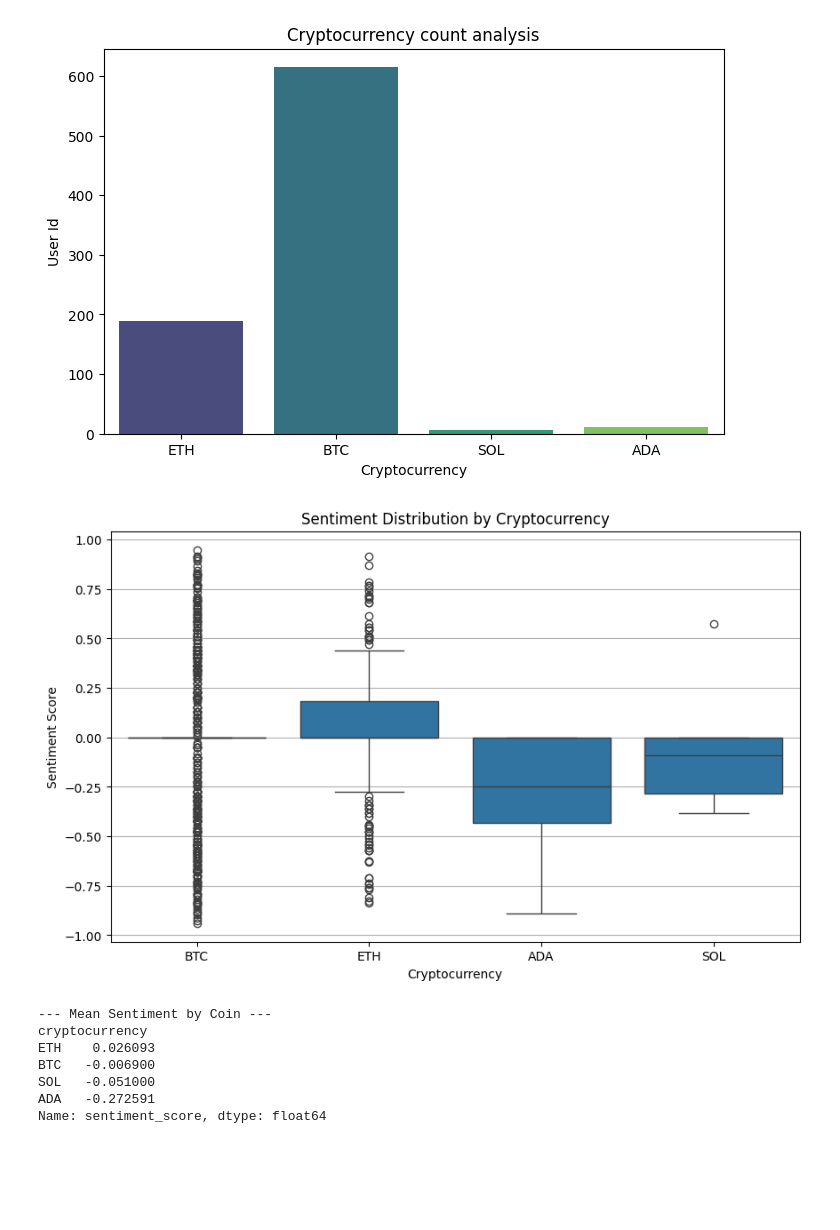
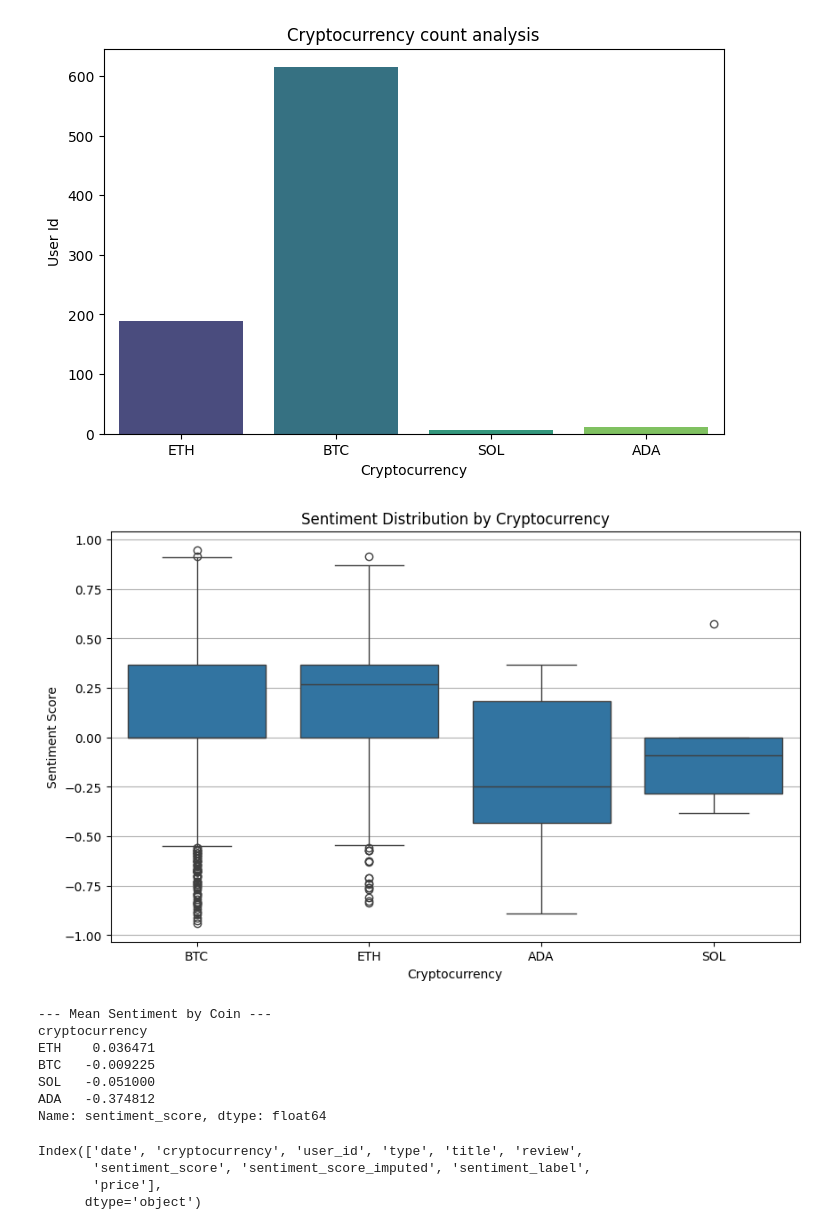
Before and after one commit to Ripa-Shah/Analyzing-Social-Sentiment-Data-to-determine-correlation-with-Cryptocurrency-Price, a Jupyter notebook: MIS584_Cryptocurrency_sentimentdata_and_prices_11_18_25.ipynb, the cells around one changed output. Saved outputs shown, nothing was run; the diff lists cells and outputs as text; code cells hidden in the pictures; blank space fills up the shorter version.

```diff
--- a/MIS584_Cryptocurrency_sentimentdata_and_prices_11_18_25.ipynb
+++ b/MIS584_Cryptocurrency_sentimentdata_and_prices_11_18_25.ipynb
@@ -353,6 +355,18 @@ Furthermore, I'm filling the values for sentiment_score to 0.0 and missing for t
 # %%
+
 #fill missing values with keyword missing and for sentiment_score ->0.0
-df_reddit_crypto_filled = df_reddit_crypto.na.fill(value=0.0, subset=['sentiment_score'])
+
+from pyspark.ml.feature import Imputer
+imputer = Imputer(inputCols=["sentiment_score"],
+                  outputCols=["sentiment_score_imputed"]) \
+                  .setStrategy("mean")
+
+model = imputer.fit(df_reddit_crypto)
+df_reddit_crypto_filled = model.transform(df_reddit_crypto)
+
+# Show the result
+df_reddit_crypto_filled.show(n=100)
+#df_reddit_crypto_filled = df_reddit_crypto.na.fill(value=0.0, subset=['sentiment_score'])
 #df_reddit_crypto.na.fill(current_timestamp(), subset=["date"])
 df_reddit_crypto_missing = df_reddit_crypto_filled.na.fill(value='missing', subset=['cryptocurrency','title','review','user_id','type'])
 #df_reddit_crypto.na.fill(value='1/1/1930', subset=['date']).show(100)
@@ -478,8 +510,8 @@ NEGATIVE_THRESHOLD = -0.1
 
 df_reddit_main_cryptos = df_reddit_main_cryptos.withColumn(
     "sentiment_label",
-    when(col("sentiment_score") > POSITIVE_THRESHOLD, "Positive")
-    .when(col("sentiment_score") < NEGATIVE_THRESHOLD, "Negative")
+    when(col("sentiment_score_imputed") > POSITIVE_THRESHOLD, "Positive")
+    .when(col("sentiment_score_imputed") < NEGATIVE_THRESHOLD, "Negative")
     .otherwise("Neutral")
 )
 df_reddit_main_cryptos.show(n=10)
@@ -945,7 +977,7 @@ import matplotlib.pyplot as plt
 df_pandas = df_reddit_filtered.toPandas()
 
 # 1. Overall Sentiment Trend
-df_daily_sentiment = df_pandas.set_index('date').resample('D')['sentiment_score'].mean()
+df_daily_sentiment = df_pandas.set_index('date').resample('D')['sentiment_score_imputed'].mean()
 
 plt.figure(figsize=(12, 6))
 df_daily_sentiment.plot(title="Daily Average Crypto Sentiment Trend")
@@ -1621,30 +1716,35 @@ Passing `palette` without assigning `hue` is deprecated and will be removed in v
 # %%
 #Distribution analysis
 
 plt.figure(figsize=(10, 6))
 # Create a box plot to compare the sentiment distribution across different cryptocurrencies
-sns.boxplot(x='cryptocurrency', y='sentiment_score', data=df_pandas)
+sns.boxplot(x='cryptocurrency', y='sentiment_score_imputed', data=df_pandas)
 plt.title("Sentiment Distribution by Cryptocurrency")
 plt.xlabel("Cryptocurrency")
 plt.ylabel("Sentiment Score")
 plt.grid(axis='y')
 plt.show()
 
 # Calculate the mean sentiment for each coin
 mean_sentiment_by_coin = df_pandas.groupby('cryptocurrency')['sentiment_score'].mean().sort_values(ascending=False)
 print("\n--- Mean Sentiment by Coin ---")
 print(mean_sentiment_by_coin)
 # %% [output]
-[figure, old version]
+[figure, new version]
 --- Mean Sentiment by Coin ---
 cryptocurrency
-ETH    0.026093
-BTC   -0.006900
+ETH    0.036471
+BTC   -0.009225
 SOL   -0.051000
-ADA   -0.272591
+ADA   -0.374812
 Name: sentiment_score, dtype: float64
 # %%
 df_pandas.columns
+# %% [output]
+Index(['date', 'cryptocurrency', 'user_id', 'type', 'title', 'review',
+       'sentiment_score', 'sentiment_score_imputed', 'sentiment_label',
+       'price'],
+      dtype='object')
 # %%
 #Distribution analysis
 
```
Also changed, not shown: parts of 38 cells of this notebook.
